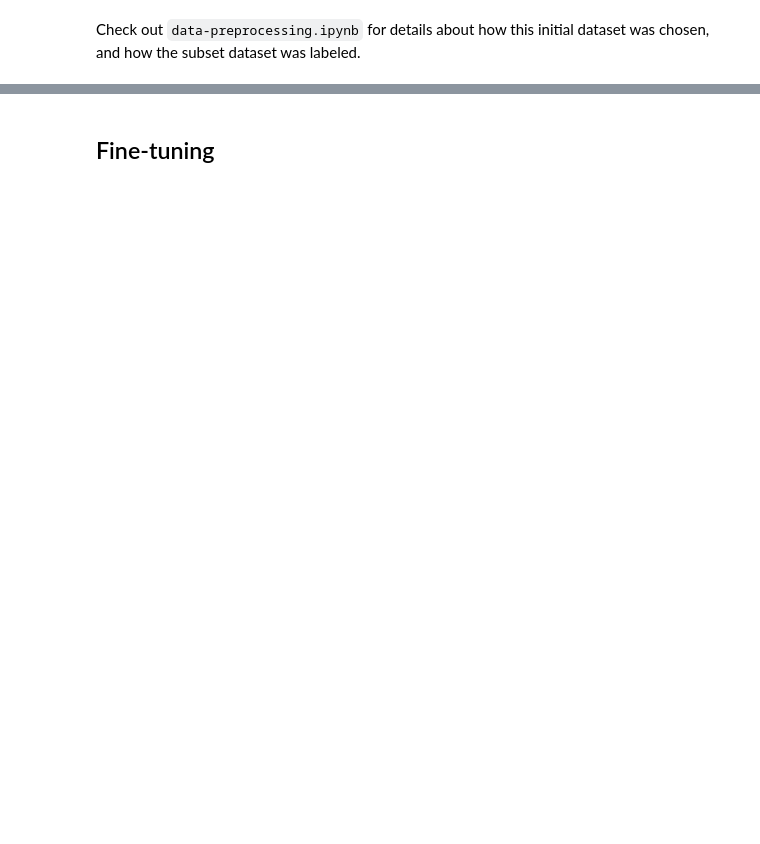
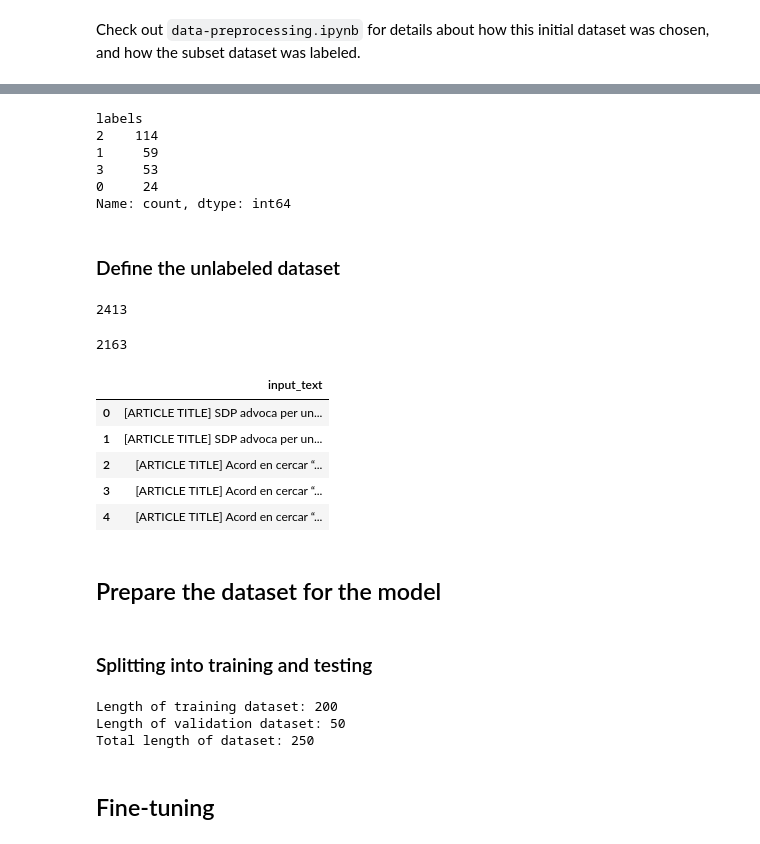
Before and after one commit to emmajslz/andorra-sentiment-analyst, a Jupyter notebook: fine-tuning-model/3-fine-tuning.ipynb, the cells around one changed output, grey strips where cells are left out. Cells and saved outputs as stored; diff of their text form; code cells hidden in the pictures; blank space fills up the shorter version.

Commit message:
fine-tuning the model NOT EVERYTHING WAS ADDED, THE SAVED MODELS WERE NOT ABLE TO GIT ADD

```diff
--- a/fine-tuning-model/3-fine-tuning.ipynb
+++ b/fine-tuning-model/3-fine-tuning.ipynb
@@ -17,0 +21,2 @@ Check out `data-preprocessing.ipynb` for details about how this initial dataset
+# %%
+labeled = pd.read_csv("comments_subset_labeled.tsv", sep="\t")
@@ -18 +47,10 @@ Check out `data-preprocessing.ipynb` for details about how this initial dataset
+# %%
+comments_labeled['labels'].value_counts()
+# %% [output]
+labels
+2    114
+1     59
+3     53
+0     24
+Name: count, dtype: int64
 # %%
@@ -19,0 +58,27 @@ num_custom_labels = 3
+# %% [markdown]
+### Define the unlabeled dataset
+# %%
+comments['labels'] = np.nan
+# %%
+len(comments)
+# %% [output]
+2413
+# %%
+comments_unlabeled = comments[~comments['comment_id'].isin(labeled['comment_id'])][['input_text']]
+# %%
+len(comments_unlabeled)
+# %% [output]
+2163
+# %%
+comments_unlabeled.head()
+# %% [output]
+|  | input_text |
+| 0 | [ARTICLE TITLE] SDP advoca per un... |
+| 1 | [ARTICLE TITLE] SDP advoca per un... |
+| 2 | [ARTICLE TITLE] Acord en cercar “... |
+| 3 | [ARTICLE TITLE] Acord en cercar “... |
+| 4 | [ARTICLE TITLE] Acord en cercar “... |
+# %% [markdown]
+## Prepare the dataset for the model
+# %% [markdown]
+### Splitting into training and testing
@@ -20,2 +92,9 @@ num_custom_labels = 3
+# %%
+print(f"Length of training dataset: {len(train)}\nLength of validation dataset: {len(val)}")
+print(f"Total length of dataset: {len(train) + len(val)}")
+# %% [output]
+Length of training dataset: 200
+Length of validation dataset: 50
+Total length of dataset: 250
 # %% [markdown]
 ## Fine-tuning
```
Also changed, not shown: parts of 62 cells of this notebook, 6 other files.
